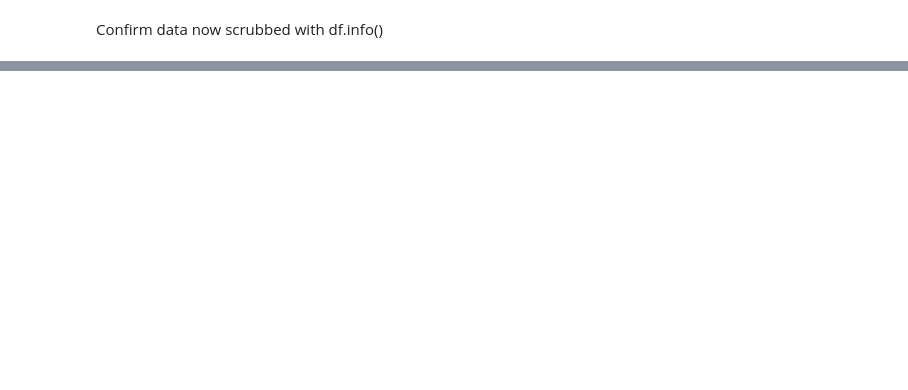
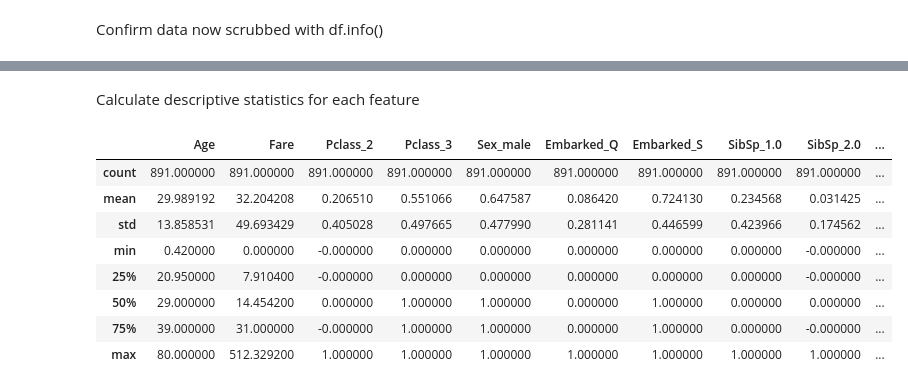
Before and after one commit to blantj/Titanic_Survival_Classification, a Jupyter notebook: Modeling.ipynb, the cells around one changed output, grey strips where cells are left out. Saved outputs shown, nothing was run; the diff lists cells and outputs as text; code cells hidden in the pictures; blank space fills up the shorter version.

```diff
--- a/Modeling.ipynb
+++ b/Modeling.ipynb
@@ -144,0 +263,14 @@ memory usage: 69.7 KB
+# %% [markdown]
+Calculate descriptive statistics for each feature
+# %%
+df.describe().iloc[:, 0:10]
+# %% [output]
+|  | Age | Fare | Pclass_2 | Pclass_3 | Sex_male | Embarked_Q | Embarked_S | SibSp_1.0 | SibSp_2.0 | ... |
+| count | 891.000000 | 891.000000 | 891.000000 | 891.000000 | 891.000000 | 891.000000 | 891.000000 | 891.000000 | 891.000000 | ... |
+| mean | 29.989192 | 32.204208 | 0.206510 | 0.551066 | 0.647587 | 0.086420 | 0.724130 | 0.234568 | 0.031425 | ... |
+| std | 13.858531 | 49.693429 | 0.405028 | 0.497665 | 0.477990 | 0.281141 | 0.446599 | 0.423966 | 0.174562 | ... |
+| min | 0.420000 | 0.000000 | -0.000000 | 0.000000 | 0.000000 | 0.000000 | 0.000000 | 0.000000 | -0.000000 | ... |
+| 25% | 20.950000 | 7.910400 | -0.000000 | 0.000000 | 0.000000 | 0.000000 | 0.000000 | 0.000000 | -0.000000 | ... |
+| 50% | 29.000000 | 14.454200 | 0.000000 | 1.000000 | 1.000000 | 0.000000 | 1.000000 | 0.000000 | 0.000000 | ... |
+| 75% | 39.000000 | 31.000000 | -0.000000 | 1.000000 | 1.000000 | 0.000000 | 1.000000 | 0.000000 | -0.000000 | ... |
+| max | 80.000000 | 512.329200 | 1.000000 | 1.000000 | 1.000000 | 1.000000 | 1.000000 | 1.000000 | 1.000000 | ... |
```
Also changed, not shown: parts of 17 cells of this notebook.
